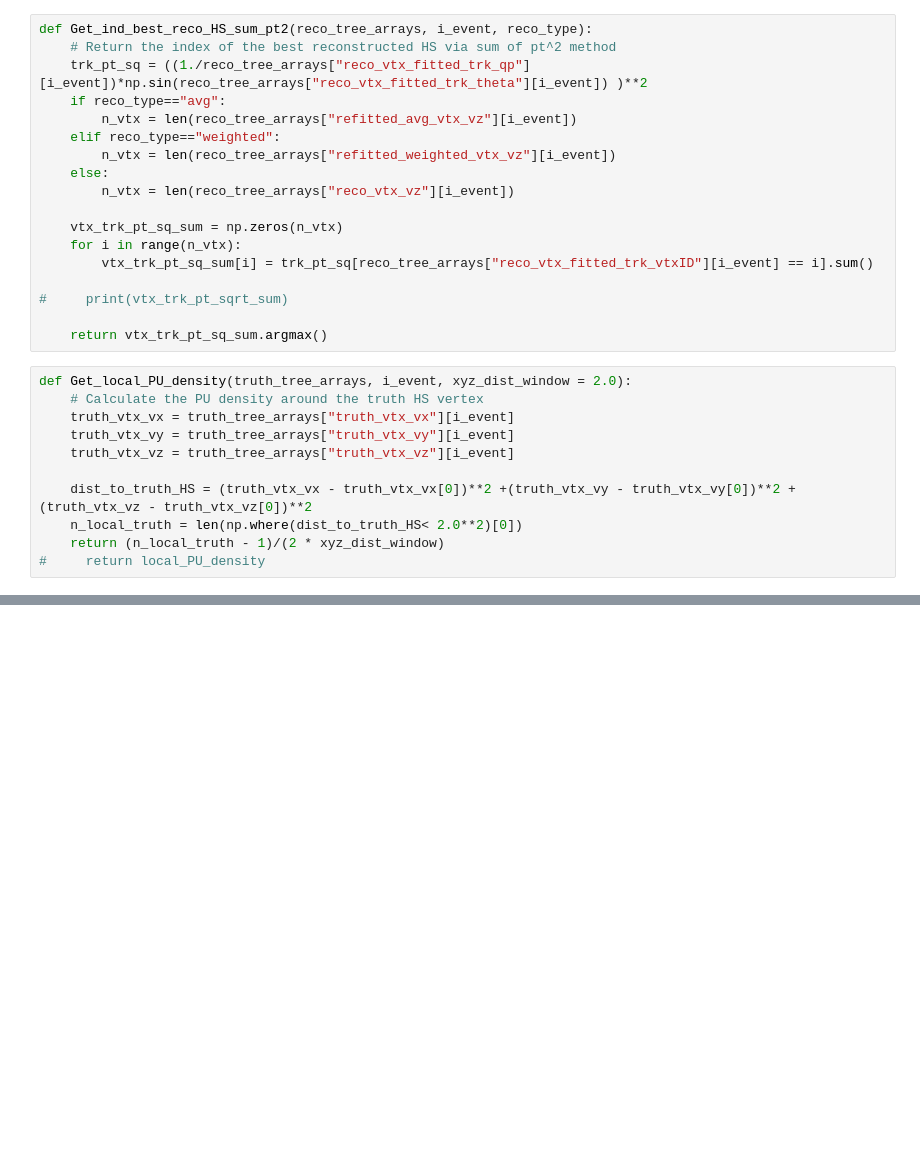
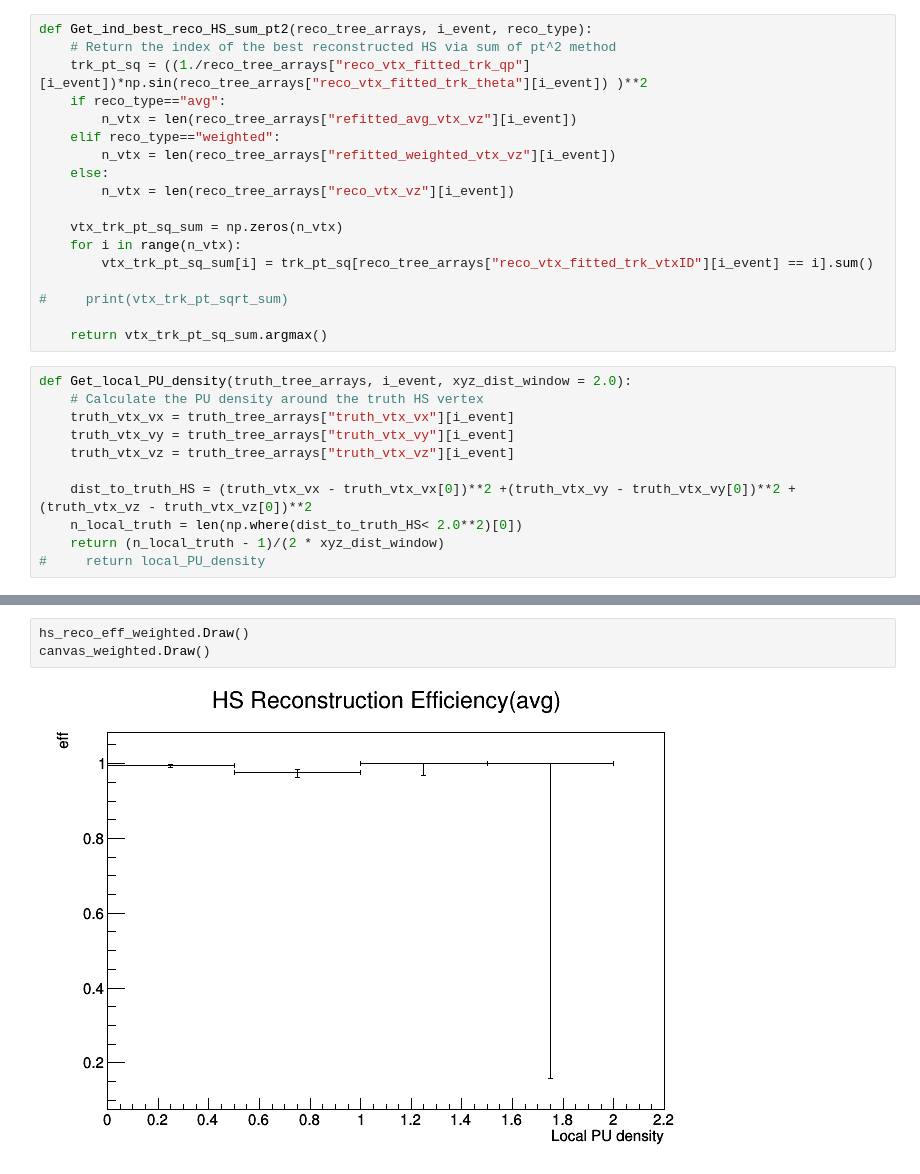
Before and after one commit to hrzhao76/ACTS-samples, a Jupyter notebook: Compare_eff_sel.ipynb, the cells around one changed output, grey strips where cells are left out. Drawn from its saved outputs; the diff is of its cells as text; blank space fills up the shorter version.

Commit message:
finish eff plots

```diff
--- a/Compare_eff_sel.ipynb
+++ b/Compare_eff_sel.ipynb
@@ -219,0 +240,5 @@ len(reco_tree_arrays_weighted["event_id"])
+# %%
+hs_reco_eff_weighted.Draw()
+canvas_weighted.Draw()
+# %% [output]
+[figure, added]
```
Also changed, not shown: parts of 24 cells of this notebook.
